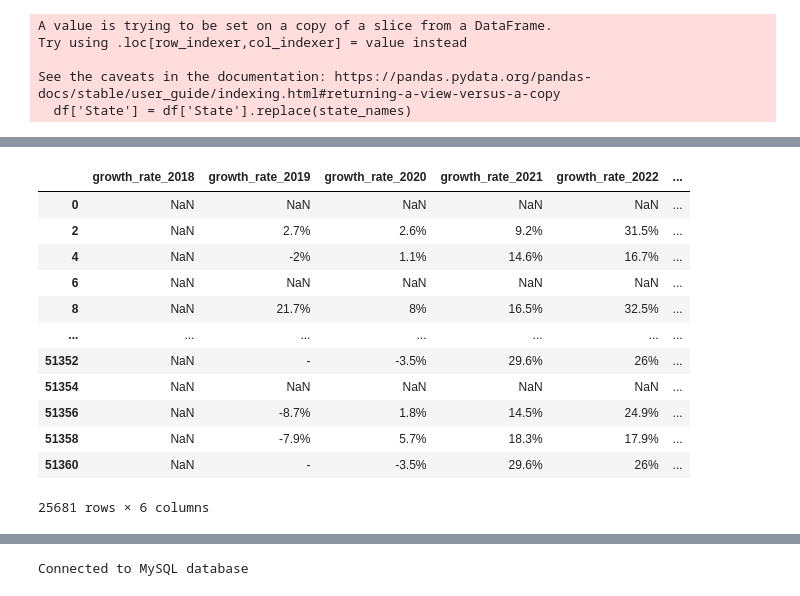
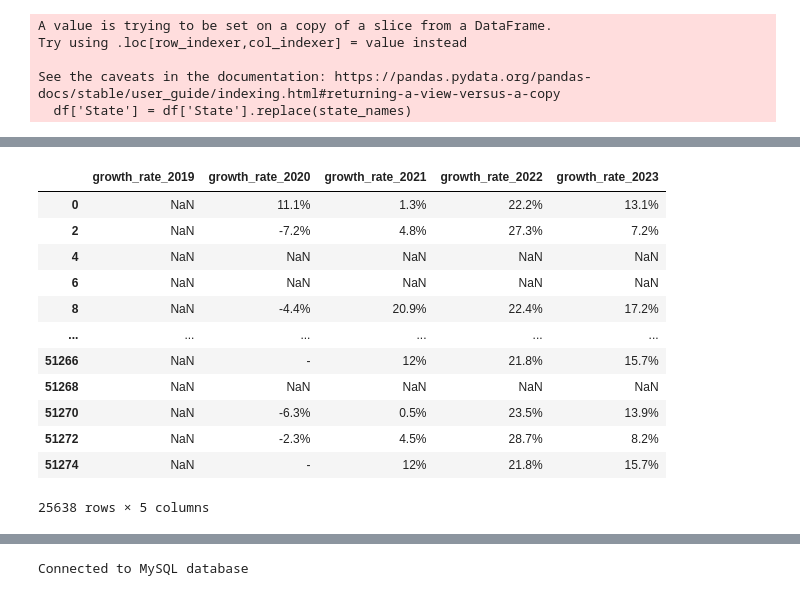
Before and after one commit to Selvamsmail/Programs, a Jupyter notebook: domain/Domain_Mergefile.ipynb, the cells around one changed output, grey strips where cells are left out. Cells and saved outputs as stored; diff of their text form; code cells hidden in the pictures.

```diff
--- a/domain/Domain_Mergefile.ipynb
+++ b/domain/Domain_Mergefile.ipynb
@@ -188,9 +160,10 @@ def convert_to_float(value):
     except:
       None
 
-columns_to_clean = ['median_price','rental_median_price', 'median_price_2018', 'median_price_2019', 'median_price_2020', 'median_price_2021', 'median_price_2022', 'median_price_2023']
+# columns_to_clean = ['median_price','rental_median_price', 'median_price_2018', 'median_price_2019', 'median_price_2020', 'median_price_2021', 'median_price_2022', 'median_price_2023']
+columns_to_clean = ['median_price','rental_median_price', 'median_price_2019', 'median_price_2020', 'median_price_2021', 'median_price_2022', 'median_price_2023']
 for column in columns_to_clean:
     df[column] = df[column].astype(str).apply(lambda x: x.replace('$', '') if pd.notnull(x) else x)
     df[column] = [convert_to_float(value) for value in df[column]]
 
-df[['median_price','rental_median_price','median_price_2018','median_price_2019','median_price_2020','median_price_2021','median_price_2022','median_price_2023']]
+# df[['median_price','rental_median_price','median_price_2018','median_price_2019','median_price_2020','median_price_2021','median_price_2022','median_price_2023']]
@@ -211,17 +170,17 @@ df[['median_price','rental_median_price','median_price_2018','median_price_2019'
 # %%
-df[['growth_rate_2018','growth_rate_2019','growth_rate_2020','growth_rate_2021','growth_rate_2022','growth_rate_2023']]
+df[['growth_rate_2019','growth_rate_2020','growth_rate_2021','growth_rate_2022','growth_rate_2023']]
 # %% [output]
-|  | growth_rate_2018 | growth_rate_2019 | growth_rate_2020 | growth_rate_2021 | growth_rate_2022 | ... |
-| 0 | NaN | NaN | NaN | NaN | NaN | ... |
-| 2 | NaN | 2.7% | 2.6% | 9.2% | 31.5% | ... |
-| 4 | NaN | -2% | 1.1% | 14.6% | 16.7% | ... |
-| 6 | NaN | NaN | NaN | NaN | NaN | ... |
-| 8 | NaN | 21.7% | 8% | 16.5% | 32.5% | ... |
-| ... | ... | ... | ... | ... | ... | ... |
-| 51352 | NaN | - | -3.5% | 29.6% | 26% | ... |
-| 51354 | NaN | NaN | NaN | NaN | NaN | ... |
-| 51356 | NaN | -8.7% | 1.8% | 14.5% | 24.9% | ... |
-| 51358 | NaN | -7.9% | 5.7% | 18.3% | 17.9% | ... |
-| 51360 | NaN | - | -3.5% | 29.6% | 26% | ... |
+|  | growth_rate_2019 | growth_rate_2020 | growth_rate_2021 | growth_rate_2022 | growth_rate_2023 |
+| 0 | NaN | 11.1% | 1.3% | 22.2% | 13.1% |
+| 2 | NaN | -7.2% | 4.8% | 27.3% | 7.2% |
+| 4 | NaN | NaN | NaN | NaN | NaN |
+| 6 | NaN | NaN | NaN | NaN | NaN |
+| 8 | NaN | -4.4% | 20.9% | 22.4% | 17.2% |
+| ... | ... | ... | ... | ... | ... |
+| 51266 | NaN | - | 12% | 21.8% | 15.7% |
+| 51268 | NaN | NaN | NaN | NaN | NaN |
+| 51270 | NaN | -6.3% | 0.5% | 23.5% | 13.9% |
+| 51272 | NaN | -2.3% | 4.5% | 28.7% | 8.2% |
+| 51274 | NaN | - | 12% | 21.8% | 15.7% |
-25681 rows × 6 columns
+25638 rows × 5 columns
 # %%
```
Also changed, not shown: parts of 13 cells of this notebook, 14 other files.
